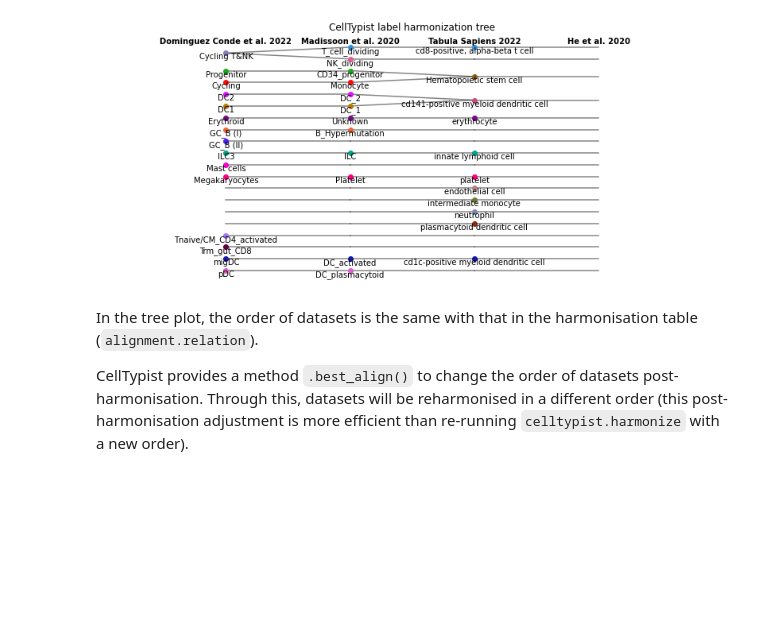
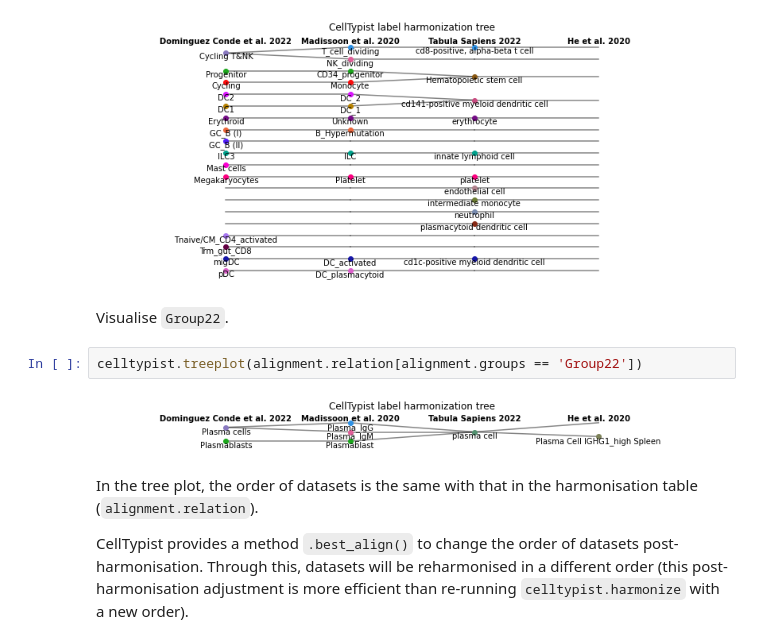
Before and after one commit to Teichlab/celltypist, a Jupyter notebook: docs/notebook/celltypist_tutorial_harmonisation.ipynb, the cells around one changed output. Cells and saved outputs as stored; diff of their text form; blank space fills up the shorter version.

```diff
--- a/docs/notebook/celltypist_tutorial_harmonisation.ipynb
+++ b/docs/notebook/celltypist_tutorial_harmonisation.ipynb
@@ -335,6 +352,12 @@ HT = pd.read_csv('celltypist_demo_folder/Spleen_HT.csv', sep = ',')
 celltypist.treeplot(HT.iloc[:20])
 # %% [output]
 [figure]
+# %% [markdown]
+Visualise `Group22`.
+# %%
+celltypist.treeplot(alignment.relation[alignment.groups == 'Group22'])
+# %% [output]
+[figure, added]
 # %% [markdown]
 In the tree plot, the order of datasets is the same with that in the harmonisation table (`alignment.relation`).
 
```
Also changed, not shown: parts of 4 cells of this notebook.
